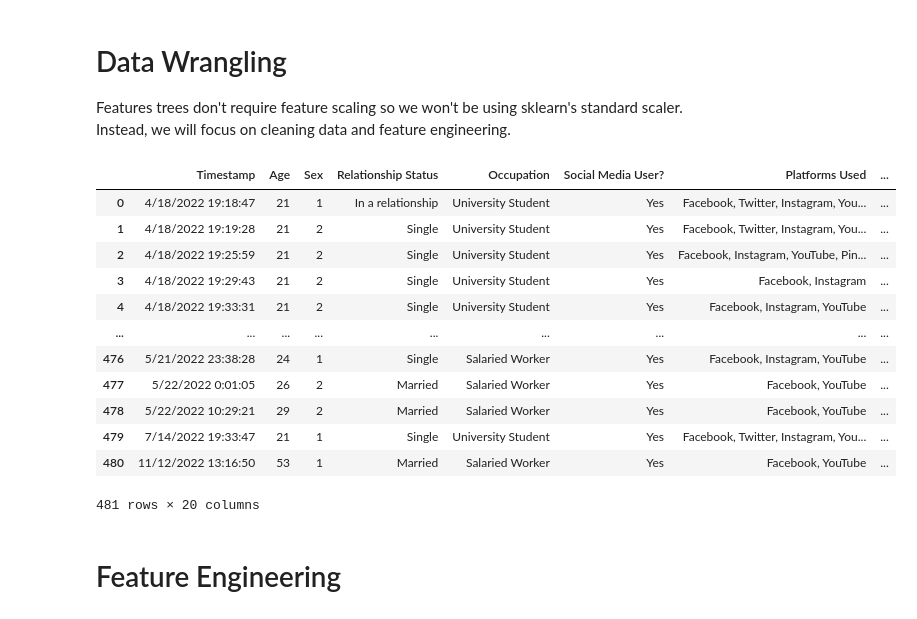
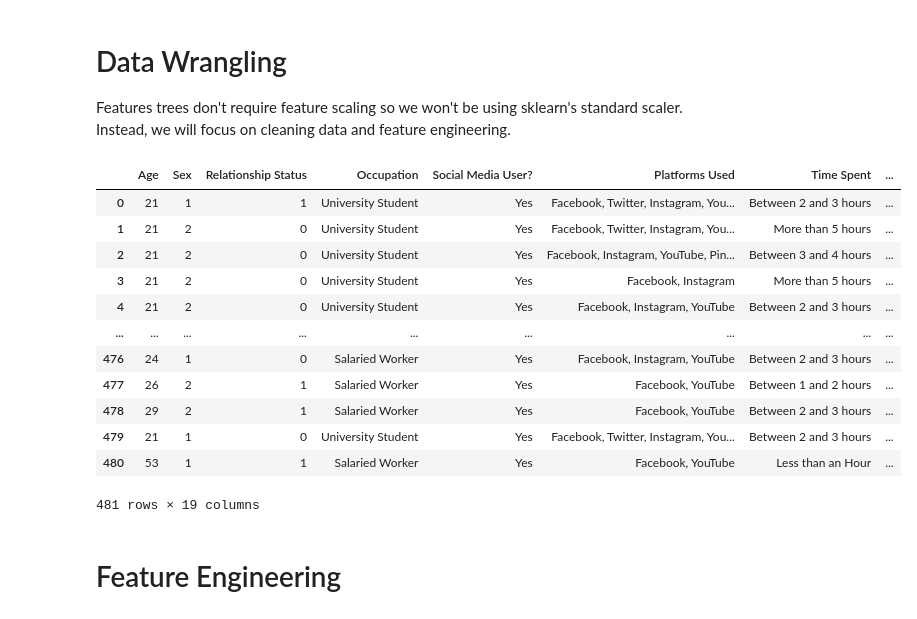
Before and after one commit to TahlonBrahic/Data-Science-Portfolio, a Jupyter notebook: Data Science/Social Mental Health Decision Tree/index.ipynb, the cells around one changed output. Cells and saved outputs as stored; diff of their text form; code cells hidden in the pictures.

Commit message:
replaced relationship status with binary values

```diff
--- a/Data Science/Social Mental Health Decision Tree/index.ipynb
+++ b/Data Science/Social Mental Health Decision Tree/index.ipynb
@@ -82,6 +82,9 @@ Features trees don't require feature scaling so we won't be using sklearn's stan
 df.dropna(axis=0)
 
 df = df.drop('Affiliations', axis=1)# Add back later but it is cursed now
+
+# Drop timestamp row as it is not needed for the model
+df = df.drop('Timestamp', axis=1)
 
 # Gender we have to encode into integers for class decisions
 df1 = pd.DataFrame(data)
@@ -101,20 +104,32 @@ df['Sex'] = df['Sex'].replace(gender_mapping)
 
 # Convert age from float64 to int
 df['Age'] = df['Age'].astype('int')
+
+# Convert relationship status to binary (because this is a small training set I choose to condense divorced into single and in a married into in a relationship)
+relationship_mapping = {
+    'In a relationship': 1,
+    'Single': 0,
+    'Married': 1,
+    'Divorced': 0
+}
+
+df['Relationship Status'] = df['Relationship Status'].replace(relationship_mapping)
-# %% [output]
-|  | Timestamp | Age | Sex | Relationship Status | Occupation | Social Media User? | Platforms Used | ... |
-| 0 | 4/18/2022 19:18:47 | 21 | 1 | In a relationship | University Student | Yes | Facebook, Twitter, Instagram, You... | ... |
-| 1 | 4/18/2022 19:19:28 | 21 | 2 | Single | University Student | Yes | Facebook, Twitter, Instagram, You... | ... |
-| 2 | 4/18/2022 19:25:59 | 21 | 2 | Single | University Student | Yes | Facebook, Instagram, YouTube, Pin... | ... |
-| 3 | 4/18/2022 19:29:43 | 21 | 2 | Single | University Student | Yes | Facebook, Instagram | ... |
-| 4 | 4/18/2022 19:33:31 | 21 | 2 | Single | University Student | Yes | Facebook, Instagram, YouTube | ... |
-| ... | ... | ... | ... | ... | ... | ... | ... | ... |
-| 476 | 5/21/2022 23:38:28 | 24 | 1 | Single | Salaried Worker | Yes | Facebook, Instagram, YouTube | ... |
-| 477 | 5/22/2022 0:01:05 | 26 | 2 | Married | Salaried Worker | Yes | Facebook, YouTube | ... |
-| 478 | 5/22/2022 10:29:21 | 29 | 2 | Married | Salaried Worker | Yes | Facebook, YouTube | ... |
-| 479 | 7/14/2022 19:33:47 | 21 | 1 | Single | University Student | Yes | Facebook, Twitter, Instagram, You... | ... |
-| 480 | 11/12/2022 13:16:50 | 53 | 1 | Married | Salaried Worker | Yes | Facebook, YouTube | ... |
-481 rows × 20 columns
+# %%
+df
+# %% [output]
+|  | Age | Sex | Relationship Status | Occupation | Social Media User? | Platforms Used | Time Spent | ... |
+| 0 | 21 | 1 | 1 | University Student | Yes | Facebook, Twitter, Instagram, You... | Between 2 and 3 hours | ... |
+| 1 | 21 | 2 | 0 | University Student | Yes | Facebook, Twitter, Instagram, You... | More than 5 hours | ... |
+| 2 | 21 | 2 | 0 | University Student | Yes | Facebook, Instagram, YouTube, Pin... | Between 3 and 4 hours | ... |
+| 3 | 21 | 2 | 0 | University Student | Yes | Facebook, Instagram | More than 5 hours | ... |
+| 4 | 21 | 2 | 0 | University Student | Yes | Facebook, Instagram, YouTube | Between 2 and 3 hours | ... |
+| ... | ... | ... | ... | ... | ... | ... | ... | ... |
+| 476 | 24 | 1 | 0 | Salaried Worker | Yes | Facebook, Instagram, YouTube | Between 2 and 3 hours | ... |
+| 477 | 26 | 2 | 1 | Salaried Worker | Yes | Facebook, YouTube | Between 1 and 2 hours | ... |
+| 478 | 29 | 2 | 1 | Salaried Worker | Yes | Facebook, YouTube | Between 2 and 3 hours | ... |
+| 479 | 21 | 1 | 0 | University Student | Yes | Facebook, Twitter, Instagram, You... | Between 2 and 3 hours | ... |
+| 480 | 53 | 1 | 1 | Salaried Worker | Yes | Facebook, YouTube | Less than an Hour | ... |
+481 rows × 19 columns
 # %% [markdown]
 # Feature Engineering
 # %% [markdown]
```
